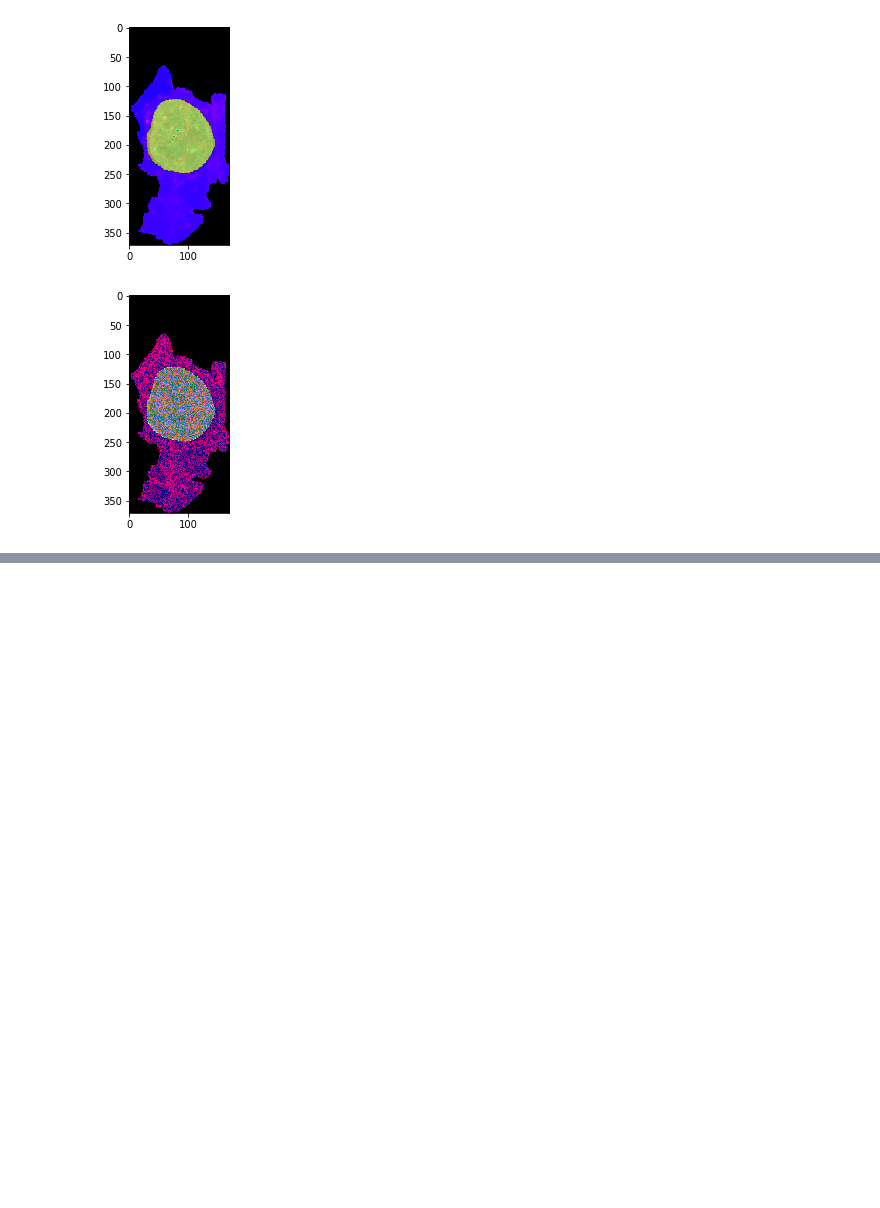
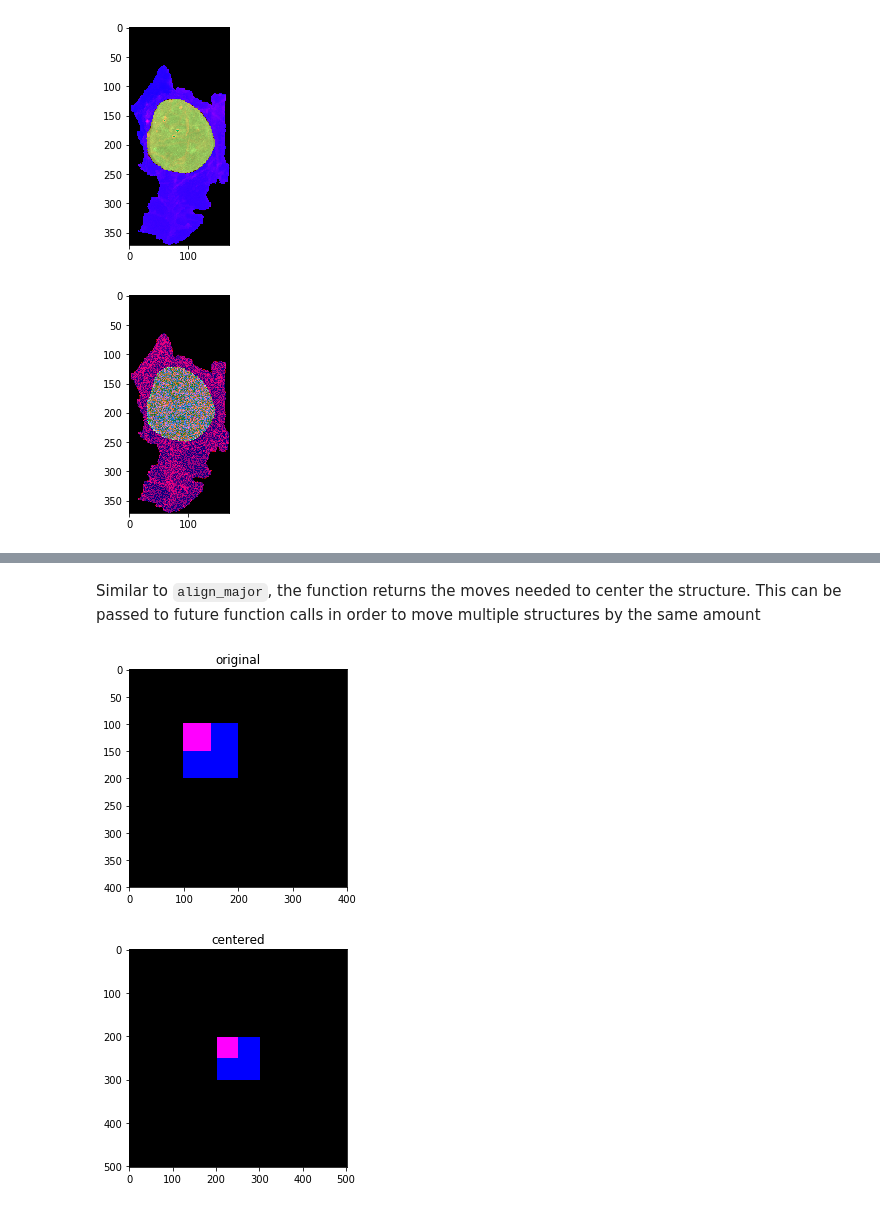
Before and after one commit to AllenCellModeling/aicsimage, a Jupyter notebook: Aicsimage Processing Guide.ipynb, the cells around one changed output, grey strips where cells are left out. Cells and saved outputs as stored; diff of their text form; code cells hidden in the pictures; blank space fills up the shorter version.

````diff
--- a/Aicsimage Processing Guide.ipynb
+++ b/Aicsimage Processing Guide.ipynb
@@ -190,0 +228,20 @@ show(proj, "post rotation")
+# %% [markdown]
+Similar to ```align_major```, the function returns the moves needed to center the structure. This can be passed to future function calls in order to move multiple structures by the same amount
+# %%
+# example structures
+big = np.zeros((1, 400, 400))
+big[0, 100:200, 100:200] = 1
+little = np.zeros((1, 400, 400))
+little[0, 100:150, 100:150] = 1
+proj = proc.imgtoprojection([big, little], colors="jet", local_adjust=True)
+show(proj, "original")
+
+# center by the big structure, move the little structure along with it
+big_cent, moves = proc.center_image(big)
+# similar to align_major, the function does not return the moves if you pass them in
+little_cent = proc.center_image(little, moves=moves)
+proj_cent = proc.imgtoprojection([big_cent, little_cent], colors="jet", local_adjust=True)
+show(proj_cent, "centered")
+# %% [output]
+[figure, added]
+[figure, added]
````
Also changed, not shown: parts of 27 cells of this notebook, 1 other file.
